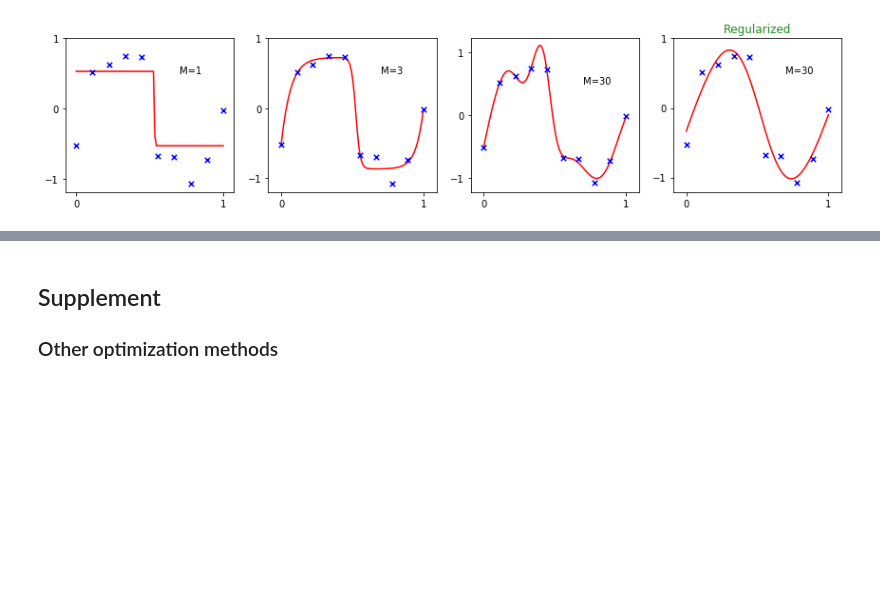
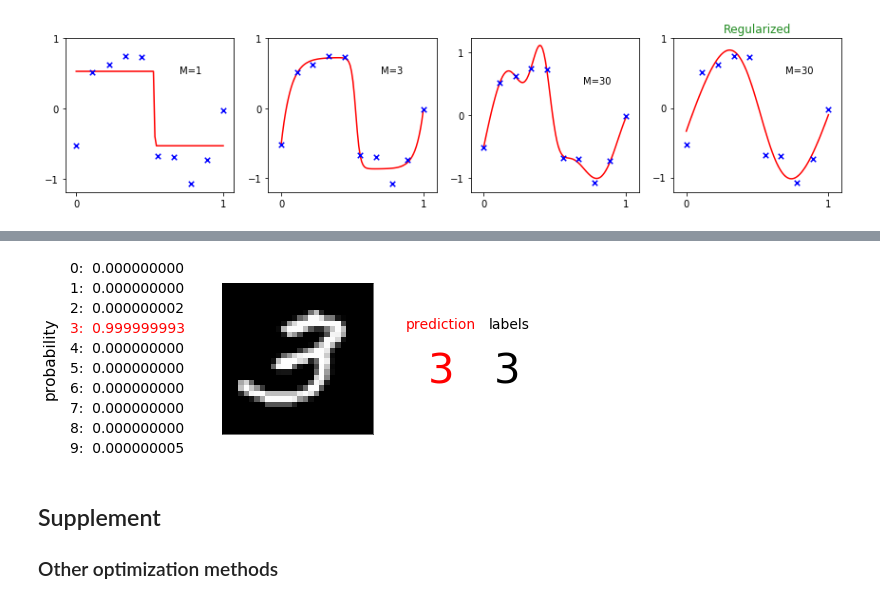
Before and after one commit to oilneck/prml_python, a Jupyter notebook: Notebook/section5.ipynb, the cells around one changed output, grey strips where cells are left out. Saved outputs shown, nothing was run; the diff lists cells and outputs as text; code cells hidden in the pictures; blank space fills up the shorter version.

```diff
--- a/Notebook/section5.ipynb
+++ b/Notebook/section5.ipynb
@@ -172,3 +174,100 @@ plt.show()
+# %%
+import numpy as np
+import matplotlib.pyplot as plt
+from deepL_module.datasets.mnist import load_mnist
+from deepL_module.nn.sequential import Sequential
+from deepL_module.nn.optimizers import *
+from deepL_module.base import *
+from deepL_module.nn.layers import *
+
+
+
+max_epochs = 50
+
+
+'''#0 loading data '''
+(X_train, train_t), (X_test, test_t) = load_mnist(normalize=True, flatten=False)
+X_train, train_t = X_train[:10000], train_t[:10000]
+train_t = to_categorical(train_t)
+
+
+'''#1 Counvolutional NN (config)'''
+model = Sequential()
+model.add(Conv2D(16,(5,5),input_shape=(1,28,28)))
+model.add(Activation('relu'))
+model.add(Maxpooling(pool_h=2, pool_w=2, stride=2))
+model.add(Conv2D(16,(3,3)))
+model.add(Activation('relu'))
+model.add(Maxpooling(pool_h=2, pool_w=2, stride=2))
+model.add(Dense(100, activation='relu'))
+model.add(Dense(10))
+
+# optimizer setting
+routine = Adam(lr=0.01)
+model.compile(loss='categorical_crossentropy', optimizer=routine)
+
+
+'''#2 learning '''
+hist = model.fit(X_train, train_t,
+                 batch_size=256,
+                 epochs=max_epochs,
+                 history=True)
+
+model.save(name='simple_CNN')
+
+# path_r = './../prml/deepL_module/datasets/model_data/simple_CNN.pkl'
+# model = load_model(path_r)
+
+
+'''#3 preparing test data '''
+test_size = X_test.shape[0]
+fetch_idx = np.random.choice(test_size, 1)
+data = X_test[fetch_idx]
+label = test_t[fetch_idx]
+
+
+''' #4 showing image '''
+fig = plt.figure(figsize=(11,4),dpi=50)
+ax = fig.add_subplot(111)
+ax.imshow(data.reshape(28,28),cmap='gray')
+plt.tick_params(labelbottom=False,
+                labelleft=False,
+                bottom=False,
+                left=False)
+
+
+'''#5 output prediction data '''
+prob = model.predict(data)
+prediction = np.argmax(prob)
+
+
+# --- probability ---
+fig.text(0.05,0.5,"probability",rotation=90, size=22, verticalalignment='center')
+c_list = ['k'] * 10
+c_list[prediction] = 'r'
+for n,p in enumerate(prob.ravel()):
+    text = '{}:  {:.9f}'.format(n, p)
+    fig.text(0.1, 0.93-0.1*n, text, color=c_list[n], size=20)
+
+
+# --- prediction ---
+pos = ax.get_position()
+pos_y = 0.5 * (pos.y1 - pos.y0)
+fig.text(0.75, pos_y, str(prediction), fontsize=60, color='r')
+fig.text(0.71,0.65, "prediction",
+        fontsize=20,
+        transform=fig.transFigure,
+        color='r')
+
+
+# --- labels ---
+fig.text(0.87, pos_y, str(label[0]), fontsize=60, color='k')
+fig.text(0.86,0.65, "labels",
+        fontsize=20,
+        transform=fig.transFigure)
+plt.show()
+# %% [output]
+[figure, added]
 # %% [markdown]
 ## Supplement
 ### Other optimization methods
```
Also changed, not shown: parts of 3 cells of this notebook.
